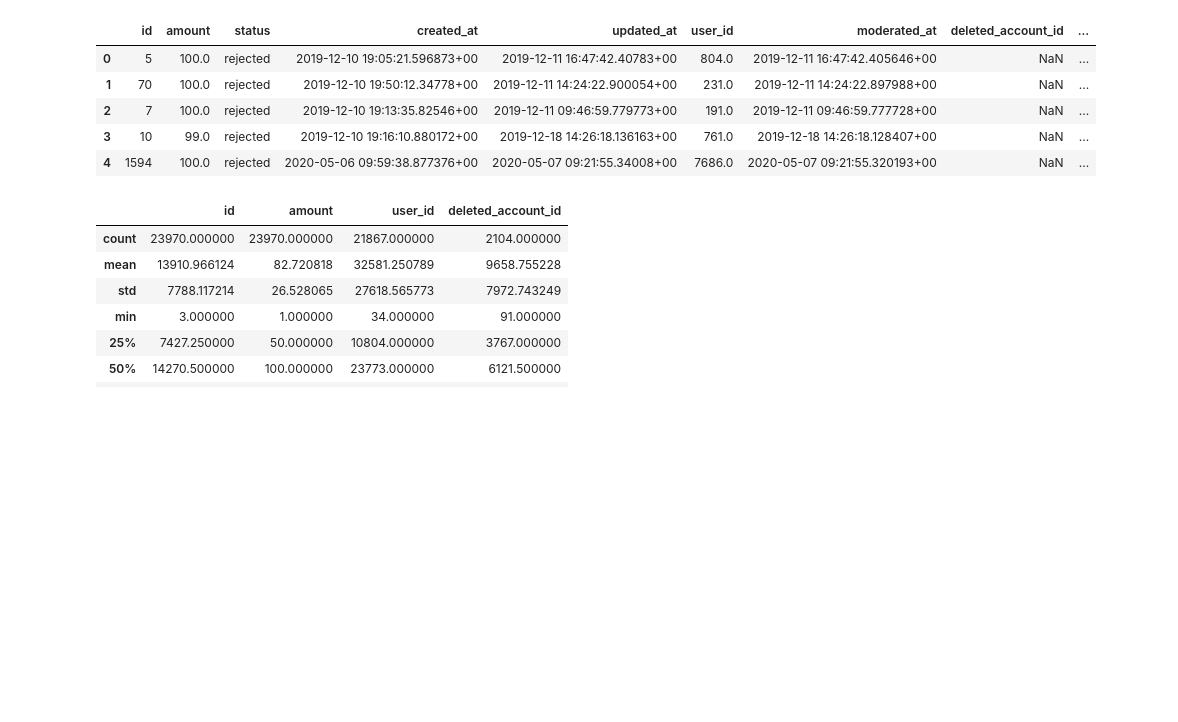
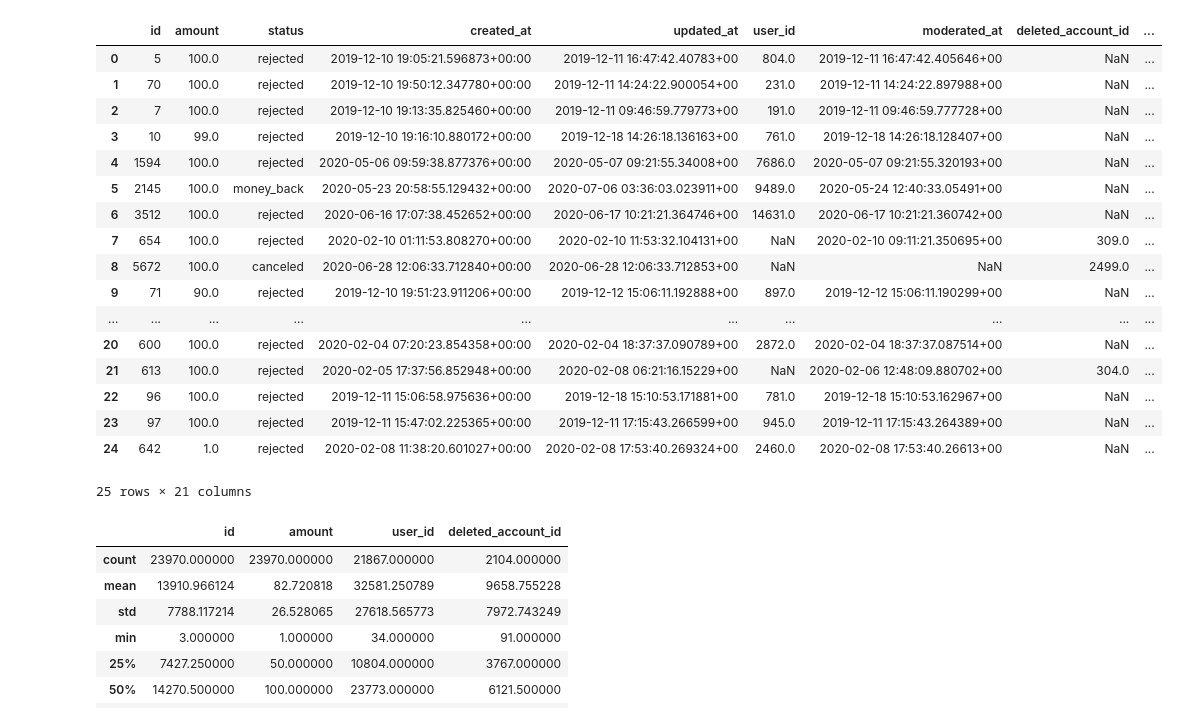
Before and after one commit to crismt96/project-1-ironhack-payments, a Jupyter notebook: main.ipynb, the cells around one changed output. Drawn from its saved outputs; the diff is of its cells as text; code cells hidden in the pictures; blank space fills up the shorter version.

```diff
--- a/main.ipynb
+++ b/main.ipynb
@@ -6,21 +7,33 @@ import matplotlib.pyplot as plt
 # %%
 #Importar data sets
-cash_request0 = pd.read_csv('extract - cash request - data analyst.csv')
-fees0 = pd.read_csv('extract - fees - data analyst - .csv')
+cash_request0 = pd.read_csv('./project_dataset/extract - cash request - data analyst.csv')
+fees0 = pd.read_csv('./project_dataset/extract - fees - data analyst - .csv')
 # %%
 # Copia del DataFrame original para evitar modificaciones no deseadas
 cash_request = cash_request0.copy()
 fees = fees0.copy()
 # %%
 # Vision general data set cash_request
-cash_request.head()
+cash_request.head(25)
 # %% [output]
 |  | id | amount | status | created_at | updated_at | user_id | moderated_at | deleted_account_id | ... |
-| 0 | 5 | 100.0 | rejected | 2019-12-10 19:05:21.596873+00 | 2019-12-11 16:47:42.40783+00 | 804.0 | 2019-12-11 16:47:42.405646+00 | NaN | ... |
-| 1 | 70 | 100.0 | rejected | 2019-12-10 19:50:12.34778+00 | 2019-12-11 14:24:22.900054+00 | 231.0 | 2019-12-11 14:24:22.897988+00 | NaN | ... |
-| 2 | 7 | 100.0 | rejected | 2019-12-10 19:13:35.82546+00 | 2019-12-11 09:46:59.779773+00 | 191.0 | 2019-12-11 09:46:59.777728+00 | NaN | ... |
-| 3 | 10 | 99.0 | rejected | 2019-12-10 19:16:10.880172+00 | 2019-12-18 14:26:18.136163+00 | 761.0 | 2019-12-18 14:26:18.128407+00 | NaN | ... |
-| 4 | 1594 | 100.0 | rejected | 2020-05-06 09:59:38.877376+00 | 2020-05-07 09:21:55.34008+00 | 7686.0 | 2020-05-07 09:21:55.320193+00 | NaN | ... |
+| 0 | 5 | 100.0 | rejected | 2019-12-10 19:05:21.596873+00:00 | 2019-12-11 16:47:42.40783+00 | 804.0 | 2019-12-11 16:47:42.405646+00 | NaN | ... |
+| 1 | 70 | 100.0 | rejected | 2019-12-10 19:50:12.347780+00:00 | 2019-12-11 14:24:22.900054+00 | 231.0 | 2019-12-11 14:24:22.897988+00 | NaN | ... |
+| 2 | 7 | 100.0 | rejected | 2019-12-10 19:13:35.825460+00:00 | 2019-12-11 09:46:59.779773+00 | 191.0 | 2019-12-11 09:46:59.777728+00 | NaN | ... |
+| 3 | 10 | 99.0 | rejected | 2019-12-10 19:16:10.880172+00:00 | 2019-12-18 14:26:18.136163+00 | 761.0 | 2019-12-18 14:26:18.128407+00 | NaN | ... |
+| 4 | 1594 | 100.0 | rejected | 2020-05-06 09:59:38.877376+00:00 | 2020-05-07 09:21:55.34008+00 | 7686.0 | 2020-05-07 09:21:55.320193+00 | NaN | ... |
+| 5 | 2145 | 100.0 | money_back | 2020-05-23 20:58:55.129432+00:00 | 2020-07-06 03:36:03.023911+00 | 9489.0 | 2020-05-24 12:40:33.05491+00 | NaN | ... |
+| 6 | 3512 | 100.0 | rejected | 2020-06-16 17:07:38.452652+00:00 | 2020-06-17 10:21:21.364746+00 | 14631.0 | 2020-06-17 10:21:21.360742+00 | NaN | ... |
+| 7 | 654 | 100.0 | rejected | 2020-02-10 01:11:53.808270+00:00 | 2020-02-10 11:53:32.104131+00 | NaN | 2020-02-10 09:11:21.350695+00 | 309.0 | ... |
+| 8 | 5672 | 100.0 | canceled | 2020-06-28 12:06:33.712840+00:00 | 2020-06-28 12:06:33.712853+00 | NaN | NaN | 2499.0 | ... |
+| 9 | 71 | 90.0 | rejected | 2019-12-10 19:51:23.911206+00:00 | 2019-12-12 15:06:11.192888+00 | 897.0 | 2019-12-12 15:06:11.190299+00 | NaN | ... |
+| ... | ... | ... | ... | ... | ... | ... | ... | ... | ... |
+| 20 | 600 | 100.0 | rejected | 2020-02-04 07:20:23.854358+00:00 | 2020-02-04 18:37:37.090789+00 | 2872.0 | 2020-02-04 18:37:37.087514+00 | NaN | ... |
+| 21 | 613 | 100.0 | rejected | 2020-02-05 17:37:56.852948+00:00 | 2020-02-08 06:21:16.15229+00 | NaN | 2020-02-06 12:48:09.880702+00 | 304.0 | ... |
+| 22 | 96 | 100.0 | rejected | 2019-12-11 15:06:58.975636+00:00 | 2019-12-18 15:10:53.171881+00 | 781.0 | 2019-12-18 15:10:53.162967+00 | NaN | ... |
+| 23 | 97 | 100.0 | rejected | 2019-12-11 15:47:02.225365+00:00 | 2019-12-11 17:15:43.266599+00 | 945.0 | 2019-12-11 17:15:43.264389+00 | NaN | ... |
+| 24 | 642 | 1.0 | rejected | 2020-02-08 11:38:20.601027+00:00 | 2020-02-08 17:53:40.269324+00 | 2460.0 | 2020-02-08 17:53:40.26613+00 | NaN | ... |
+25 rows × 21 columns
 # %%
 cash_request.describe()
 # %% [output]
```
Also changed, not shown: parts of 9 cells of this notebook.
